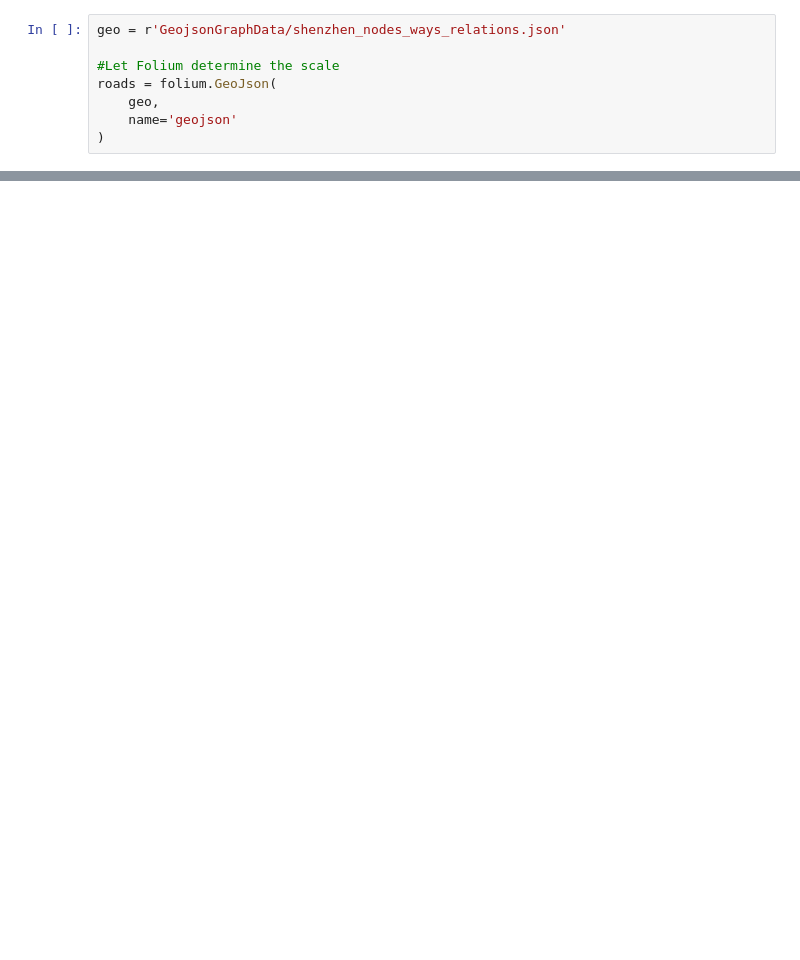
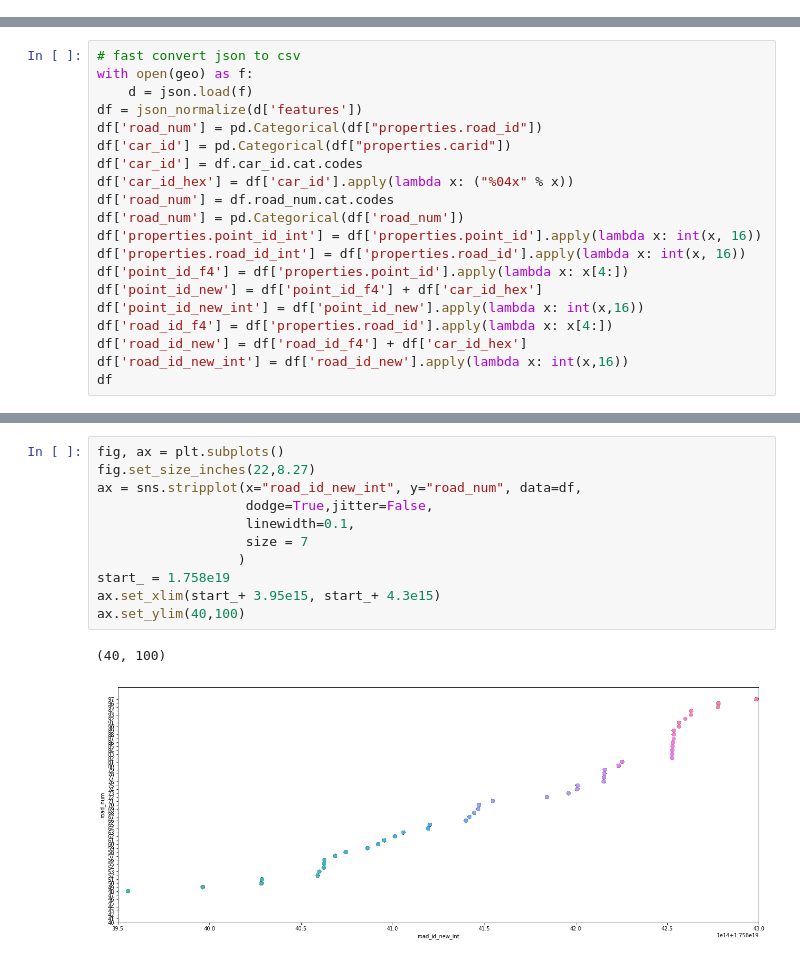
Before and after one commit to hansonzhao007/Geo, a Jupyter notebook: heatmap_shenzhen.ipynb, the cells around one changed output, grey strips where cells are left out. Saved outputs shown, nothing was run; the diff lists cells and outputs as text; blank space fills up the shorter version.

```diff
--- a/heatmap_shenzhen.ipynb
+++ b/heatmap_shenzhen.ipynb
@@ -39,8 +47,0 @@ m = folium.Map(location, zoom_start=11)
-# %%
-geo = r'GeojsonGraphData/shenzhen_nodes_ways_relations.json'
-
-#Let Folium determine the scale
-roads = folium.GeoJson(
-    geo,
-    name='geojson'
-)
@@ -96,0 +65,20 @@ m.save('shenzhen.html')
+# %%
+# fast convert json to csv
+with open(geo) as f:
+    d = json.load(f)
+df = json_normalize(d['features'])
+df['road_num'] = pd.Categorical(df["properties.road_id"])
+df['car_id'] = pd.Categorical(df["properties.carid"])
+df['car_id'] = df.car_id.cat.codes
+df['car_id_hex'] = df['car_id'].apply(lambda x: ("%04x" % x))
+df['road_num'] = df.road_num.cat.codes
+df['road_num'] = pd.Categorical(df['road_num'])
+df['properties.point_id_int'] = df['properties.point_id'].apply(lambda x: int(x, 16))
+df['properties.road_id_int'] = df['properties.road_id'].apply(lambda x: int(x, 16))
+df['point_id_f4'] = df['properties.point_id'].apply(lambda x: x[4:])
+df['point_id_new'] = df['point_id_f4'] + df['car_id_hex']
+df['point_id_new_int'] = df['point_id_new'].apply(lambda x: int(x,16))
+df['road_id_f4'] = df['properties.road_id'].apply(lambda x: x[4:])
+df['road_id_new'] = df['road_id_f4'] + df['car_id_hex']
+df['road_id_new_int'] = df['road_id_new'].apply(lambda x: int(x,16))
+df
@@ -96,0 +139,14 @@ m.save('shenzhen.html')
+# %%
+fig, ax = plt.subplots()
+fig.set_size_inches(22,8.27)
+ax = sns.stripplot(x="road_id_new_int", y="road_num", data=df,
+                   dodge=True,jitter=False,
+                   linewidth=0.1,
+                   size = 7
+                  )
+start_ = 1.758e19
+ax.set_xlim(start_+ 3.95e15, start_+ 4.3e15)
+ax.set_ylim(40,100)
+# %% [output]
+(40, 100)
+[figure, added]
```
Also changed, not shown: parts of 12 cells of this notebook, 4 other files.
